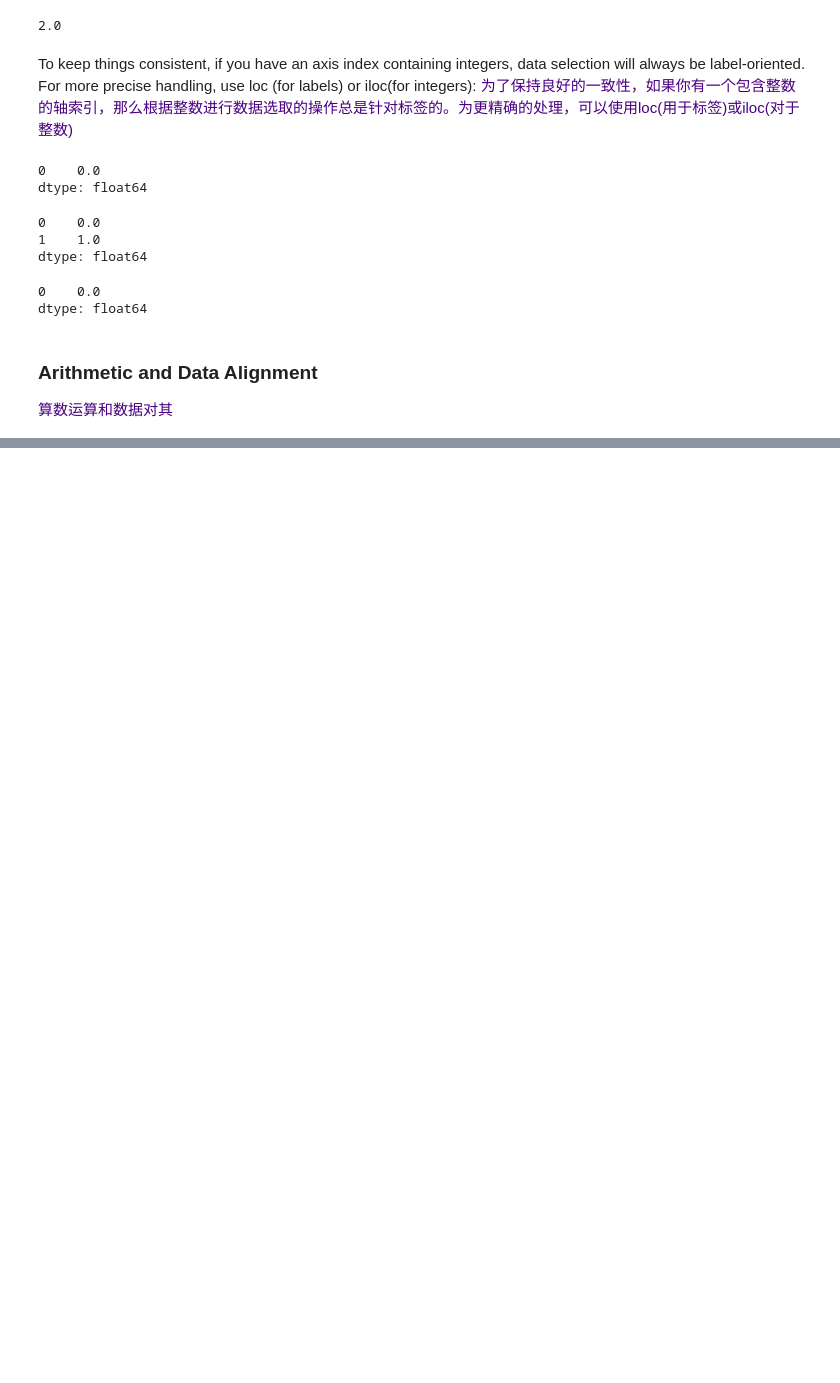
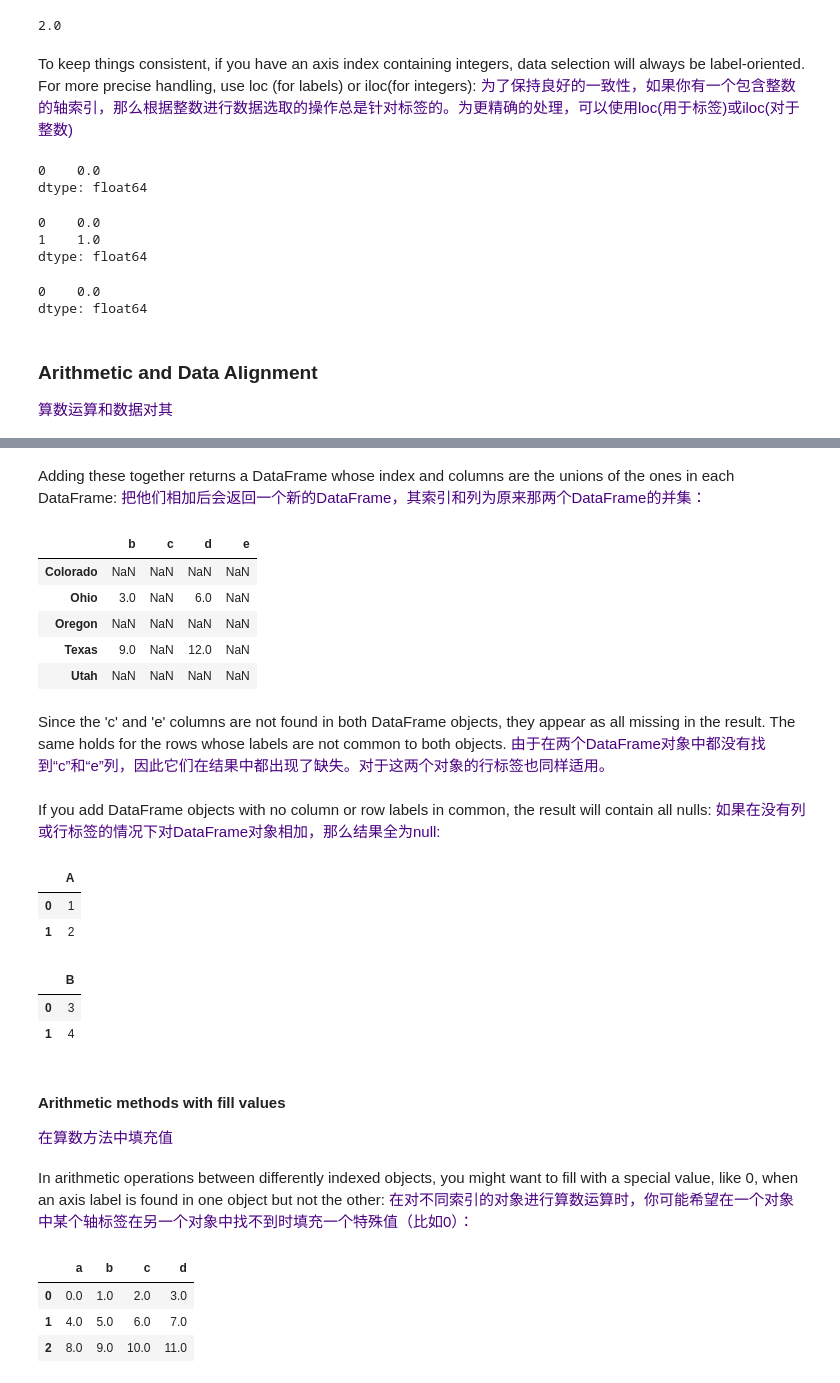
Before and after one commit to edenwzg/code, a Jupyter notebook: jupyter/Python for data analysis/CHAPTER 5. Getting Started With pandas.ipynb, the cells around one changed output, grey strips where cells are left out. Cells and saved outputs as stored; diff of their text form; code cells hidden in the pictures; blank space fills up the shorter version.

```diff
--- a/jupyter/Python for data analysis/CHAPTER 5. Getting Started With pandas.ipynb
+++ b/jupyter/Python for data analysis/CHAPTER 5. Getting Started With pandas.ipynb
@@ -1251,0 +1294,4 @@ An important pandas feature for some applications is the behavior of arithmetic
+# %%
+df1 = pd.DataFrame(np.arange(9.).reshape((3, 3)), columns=list('bcd'),
+                   index=['Ohio', 'Texas', 'Colorado'])
+df1
@@ -1251,0 +1303,4 @@ An important pandas feature for some applications is the behavior of arithmetic
+# %%
+df2 = pd.DataFrame(np.arange(12.).reshape((4, 3)), columns=list('bde'),
+                   index=['Utah', 'Ohio', 'Texas', 'Oregon'])
+df2
@@ -1251,0 +1313,51 @@ An important pandas feature for some applications is the behavior of arithmetic
+# %% [markdown]
+Adding these together returns a DataFrame whose index and columns are the unions of the ones in each DataFrame:
+<font color=Indigo>
+把他们相加后会返回一个新的DataFrame，其索引和列为原来那两个DataFrame的并集：
+# %%
+df1 + df2
+# %% [output]
+|  | b | c | d | e |
+| Colorado | NaN | NaN | NaN | NaN |
+| Ohio | 3.0 | NaN | 6.0 | NaN |
+| Oregon | NaN | NaN | NaN | NaN |
+| Texas | 9.0 | NaN | 12.0 | NaN |
+| Utah | NaN | NaN | NaN | NaN |
+# %% [markdown]
+Since the 'c' and 'e' columns are not found in both DataFrame objects, they appear as all missing in the result. The same holds for the rows whose labels are not common to both objects.
+<font color=Indigo>
+由于在两个DataFrame对象中都没有找到“c”和“e”列，因此它们在结果中都出现了缺失。对于这两个对象的行标签也同样适用。
+# %% [markdown]
+If you add DataFrame objects with no column or row labels in common, the result will contain all nulls:
+<font color=Indigo>
+如果在没有列或行标签的情况下对DataFrame对象相加，那么结果全为null:
+# %%
+df1 = pd.DataFrame({'A': [1, 2]})
+df1
+# %% [output]
+|  | A |
+| 0 | 1 |
+| 1 | 2 |
+# %%
+df2 = pd.DataFrame({'B': [3, 4]})
+df2
+# %% [output]
+|  | B |
+| 0 | 3 |
+| 1 | 4 |
+# %% [markdown]
+#### Arithmetic methods with fill values
+<font color=Indigo>
+在算数方法中填充值
+# %% [markdown]
+In arithmetic operations between differently indexed objects, you might want to fill with a special value, like 0, when an axis label is found in one object but not the other:
+<font color=Indigo>
+在对不同索引的对象进行算数运算时，你可能希望在一个对象中某个轴标签在另一个对象中找不到时填充一个特殊值（比如0）：
+# %%
+df1 = pd.DataFrame(np.arange(12.).reshape((3, 4)), columns=list('abcd'))
+df1
+# %% [output]
+|  | a | b | c | d |
+| 0 | 0.0 | 1.0 | 2.0 | 3.0 |
+| 1 | 4.0 | 5.0 | 6.0 | 7.0 |
+| 2 | 8.0 | 9.0 | 10.0 | 11.0 |
```
Also changed, not shown: parts of 25 cells of this notebook.
